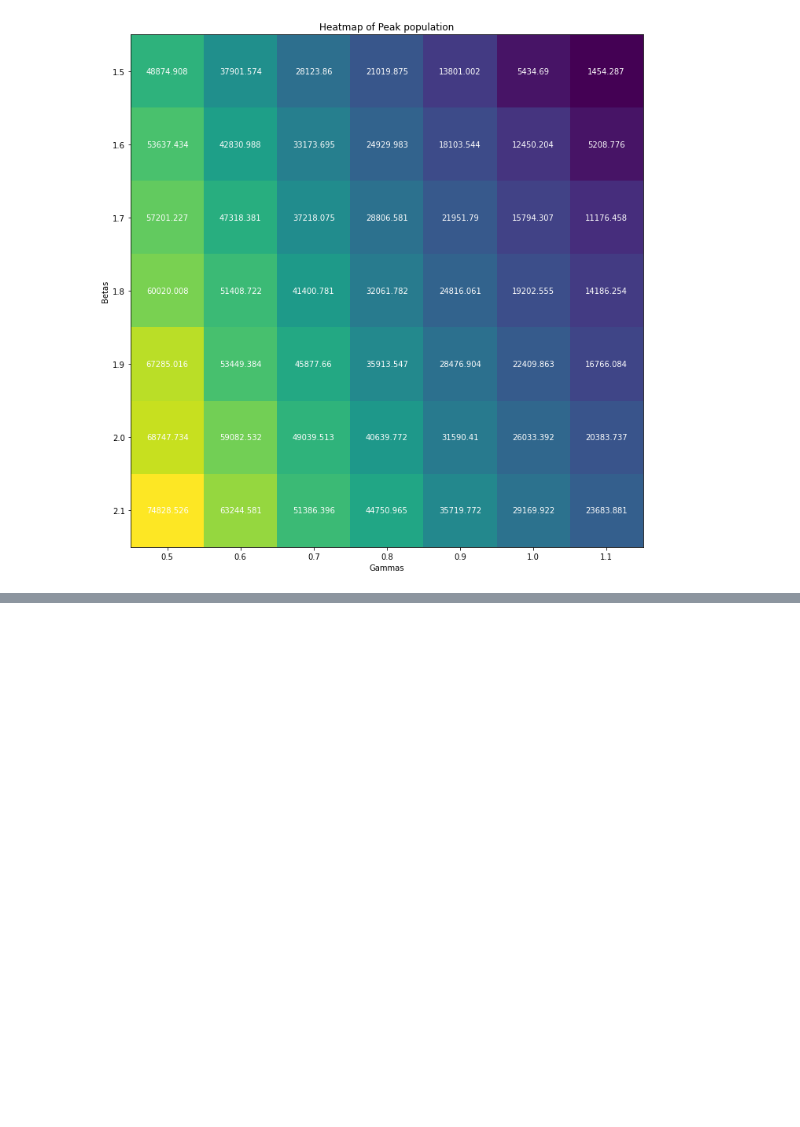
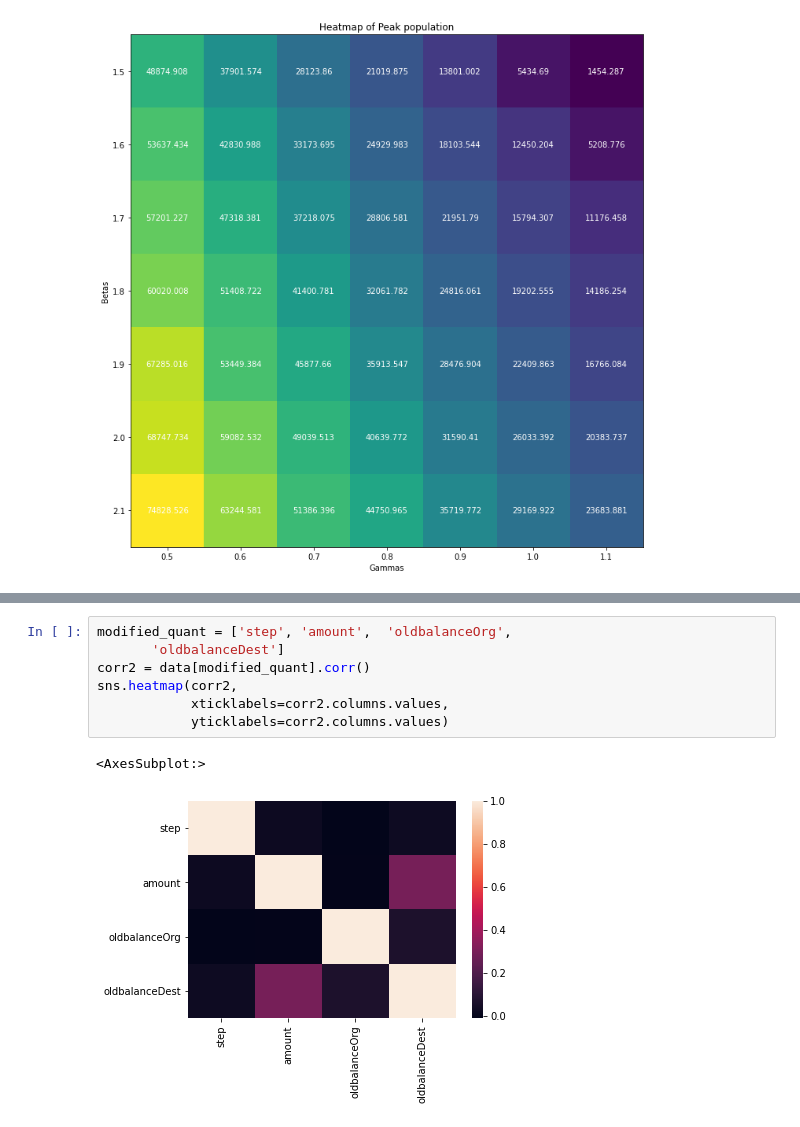
Before and after one commit to xyqiuchloe/BIS-634-Homework-XinyueQiu, a Jupyter notebook: homework3/assignment3.ipynb, the cells around one changed output, grey strips where cells are left out. Saved outputs shown, nothing was run; the diff lists cells and outputs as text; blank space fills up the shorter version.

```diff
--- a/homework3/assignment3.ipynb
+++ b/homework3/assignment3.ipynb
@@ -451,0 +520,10 @@ plt.show()
+# %%
+modified_quant = ['step', 'amount',  'oldbalanceOrg',
+       'oldbalanceDest']
+corr2 = data[modified_quant].corr()
+sns.heatmap(corr2,
+            xticklabels=corr2.columns.values,
+            yticklabels=corr2.columns.values)
+# %% [output]
+<AxesSubplot:>
+[figure, added]
```
Also changed, not shown: parts of 28 cells of this notebook.
